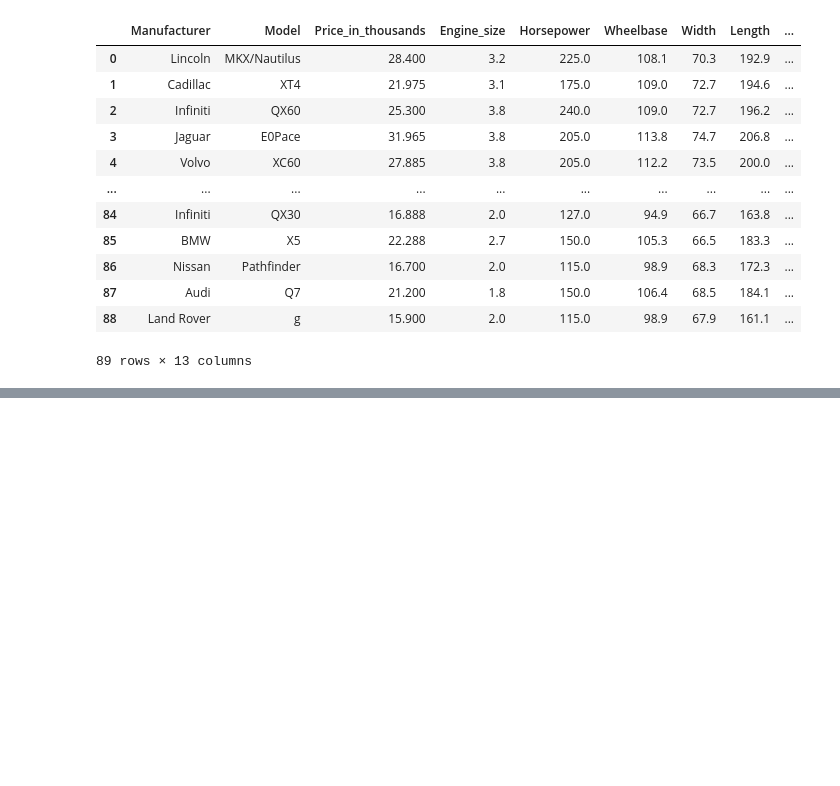
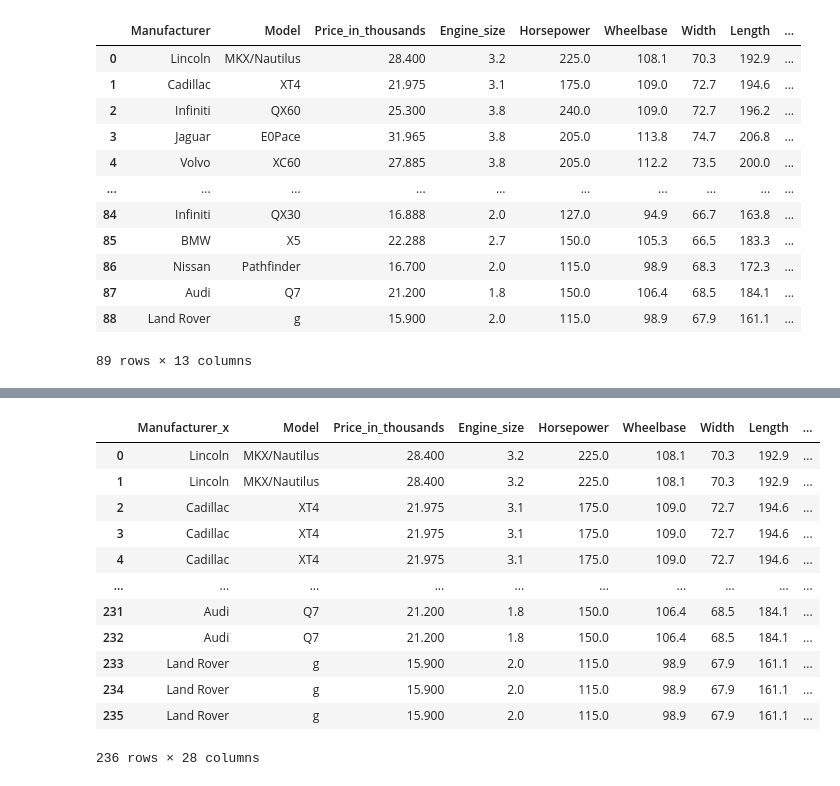
Before and after one commit to hunght92/Codegym, a Jupyter notebook: 2. Python for DA/Case study.ipynb, the cells around one changed output, grey strips where cells are left out. Drawn from its saved outputs; the diff is of its cells as text; code cells hidden in the pictures; blank space fills up the shorter version.

```diff
--- a/2. Python for DA/Case study.ipynb
+++ b/2. Python for DA/Case study.ipynb
@@ -45,0 +268,3 @@ cat
+# %%
+sale.loc[sale.Manufacturer == 'Mercedes0Benz', 'Manufacturer'] = 'Mercedes-Benz'
+sale.loc[:, 'Manufacturer'].unique()
@@ -45,0 +373,18 @@ cat
+# %%
+# Tổng hợp bảng cata và bảng sale vào 1 dataframe hoàn thiện và bổ sung thông tin phân nhóm để phân tích sau này
+data = pd.merge(cata, sale, on = 'Model')
+data
+# %% [output]
+|  | Manufacturer_x | Model | Price_in_thousands | Engine_size | Horsepower | Wheelbase | Width | Length | ... |
+| 0 | Lincoln | MKX/Nautilus | 28.400 | 3.2 | 225.0 | 108.1 | 70.3 | 192.9 | ... |
+| 1 | Lincoln | MKX/Nautilus | 28.400 | 3.2 | 225.0 | 108.1 | 70.3 | 192.9 | ... |
+| 2 | Cadillac | XT4 | 21.975 | 3.1 | 175.0 | 109.0 | 72.7 | 194.6 | ... |
+| 3 | Cadillac | XT4 | 21.975 | 3.1 | 175.0 | 109.0 | 72.7 | 194.6 | ... |
+| 4 | Cadillac | XT4 | 21.975 | 3.1 | 175.0 | 109.0 | 72.7 | 194.6 | ... |
+| ... | ... | ... | ... | ... | ... | ... | ... | ... | ... |
+| 231 | Audi | Q7 | 21.200 | 1.8 | 150.0 | 106.4 | 68.5 | 184.1 | ... |
+| 232 | Audi | Q7 | 21.200 | 1.8 | 150.0 | 106.4 | 68.5 | 184.1 | ... |
+| 233 | Land Rover | g | 15.900 | 2.0 | 115.0 | 98.9 | 67.9 | 161.1 | ... |
+| 234 | Land Rover | g | 15.900 | 2.0 | 115.0 | 98.9 | 67.9 | 161.1 | ... |
+| 235 | Land Rover | g | 15.900 | 2.0 | 115.0 | 98.9 | 67.9 | 161.1 | ... |
+236 rows × 28 columns
```
Also changed, not shown: parts of 46 cells of this notebook, 1 other file.
